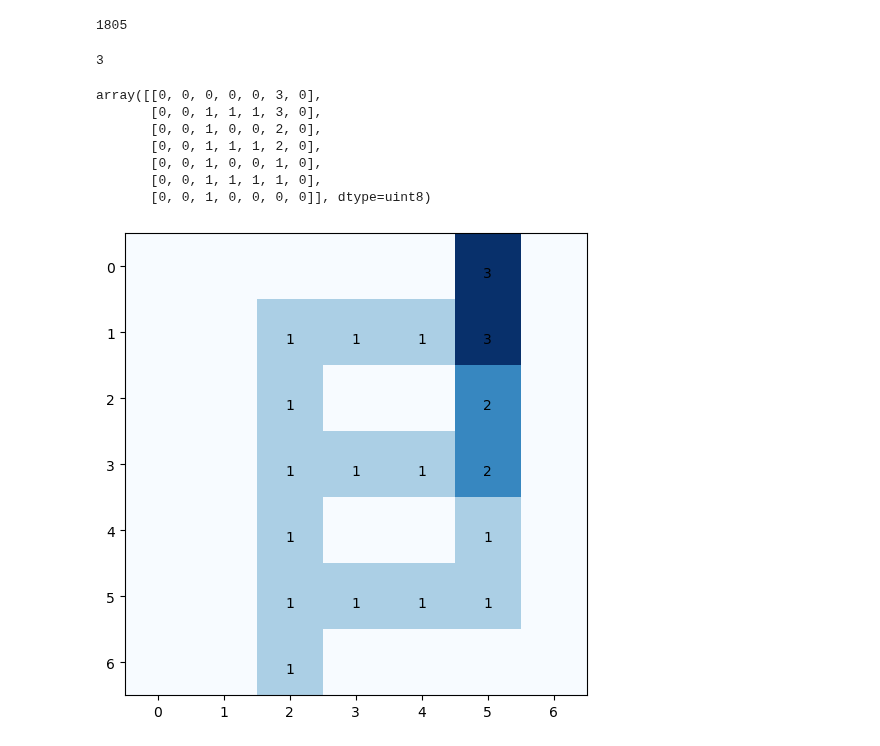
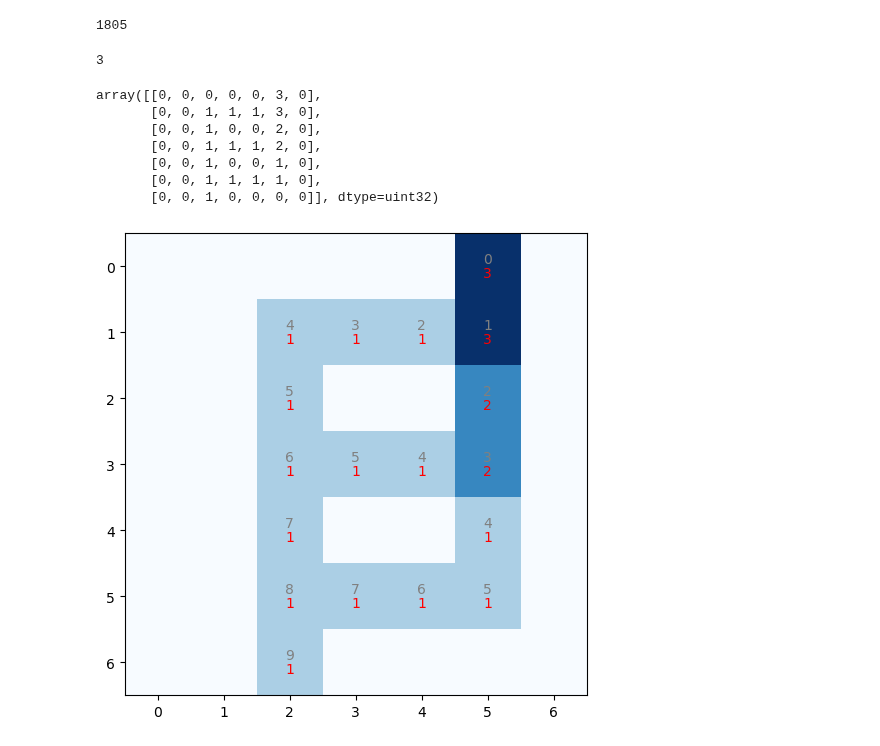
Before and after one commit to tanvirulz/funloop, a Jupyter notebook: AOC/AoC_2024.ipynb, the cells around one changed output. Cells and saved outputs as stored; diff of their text form; code cells hidden in the pictures.

Commit message:
better visual

```diff
--- a/AOC/AoC_2024.ipynb
+++ b/AOC/AoC_2024.ipynb
@@ -954,35 +954,38 @@ for ii in range(h):
                         v += pc
                 st[(i,j)] = v
 
                 return v
 
             rating += dfs(ii,jj)
-            A = np.zeros((h, w), dtype=np.uint8)
+            A = np.zeros((h, w), dtype=np.uint32)
 
 
             for i in range(A.shape[0]):
                 for j in range(A.shape[1]):
                     A[i,j] = st.get((i,j),0)
 
             plt.figure(figsize=(6,6))
             plt.imshow(A, cmap='Blues')
+
             for i in range(A.shape[0]):
                 for j in range(A.shape[1]):
                     # A[i,j] = st.get((i,j),0)
-                    if A[i,j] == 0: continue
-                    plt.text(j, i, A[i, j], ha="center", va="top", color='black')
+                    if G[i][j] != 12:
+                        plt.text(j, i, G[i][j], ha="center", va="bottom", color='gray')
+                    if A[i,j] != 0:
+                        plt.text(j, i, A[i, j], ha="center", va="top", color='red')
             #stop = True
             #break
 
 print(rating)
 A
 # %% [output]
 3
 array([[0, 0, 0, 0, 0, 3, 0],
        [0, 0, 1, 1, 1, 3, 0],
        [0, 0, 1, 0, 0, 2, 0],
        [0, 0, 1, 1, 1, 2, 0],
        [0, 0, 1, 0, 0, 1, 0],
        [0, 0, 1, 1, 1, 1, 0],
-       [0, 0, 1, 0, 0, 0, 0]], dtype=uint8)
+       [0, 0, 1, 0, 0, 0, 0]], dtype=uint32)
-[figure, old version]
+[figure, new version]
```
